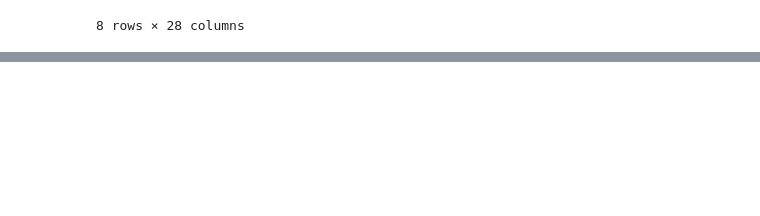
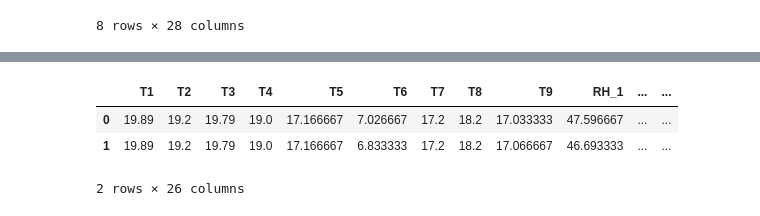
Before and after one commit to pritesh2292/Appliance-Energy-Prediction, a Jupyter notebook: Appliance_Energy_Prediction.ipynb, the cells around one changed output, grey strips where cells are left out. Saved outputs shown, nothing was run; the diff lists cells and outputs as text; code cells hidden in the pictures; blank space fills up the shorter version.

```diff
--- a/Appliance_Energy_Prediction.ipynb
+++ b/Appliance_Energy_Prediction.ipynb
@@ -163,0 +225,7 @@ train.describe()
+# %%
+feature_vars.head(2)
+# %% [output]
+|  | T1 | T2 | T3 | T4 | T5 | T6 | T7 | T8 | T9 | RH_1 | ... | ... |
+| 0 | 19.89 | 19.2 | 19.79 | 19.0 | 17.166667 | 7.026667 | 17.2 | 18.2 | 17.033333 | 47.596667 | ... | ... |
+| 1 | 19.89 | 19.2 | 19.79 | 19.0 | 17.166667 | 6.833333 | 17.2 | 18.2 | 17.066667 | 46.693333 | ... | ... |
+2 rows × 26 columns
```
Also changed, not shown: parts of 6 cells of this notebook.
